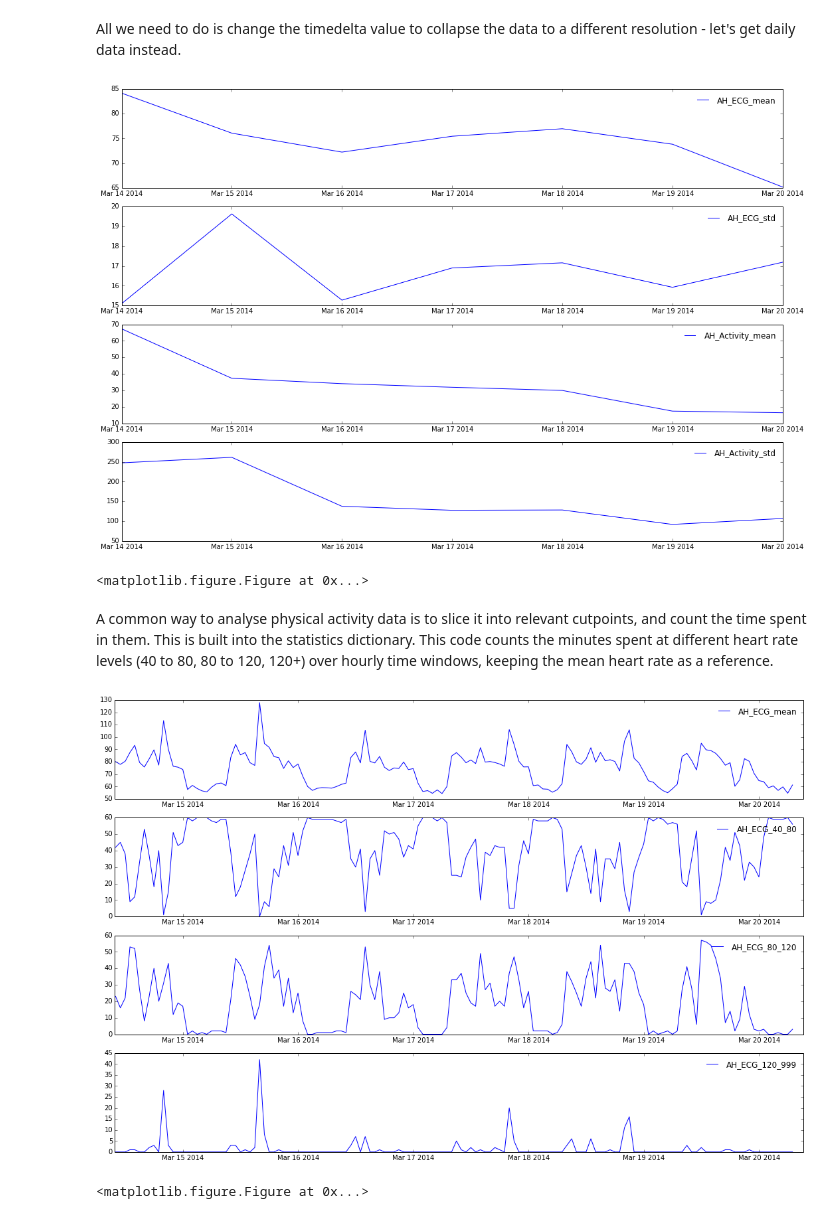
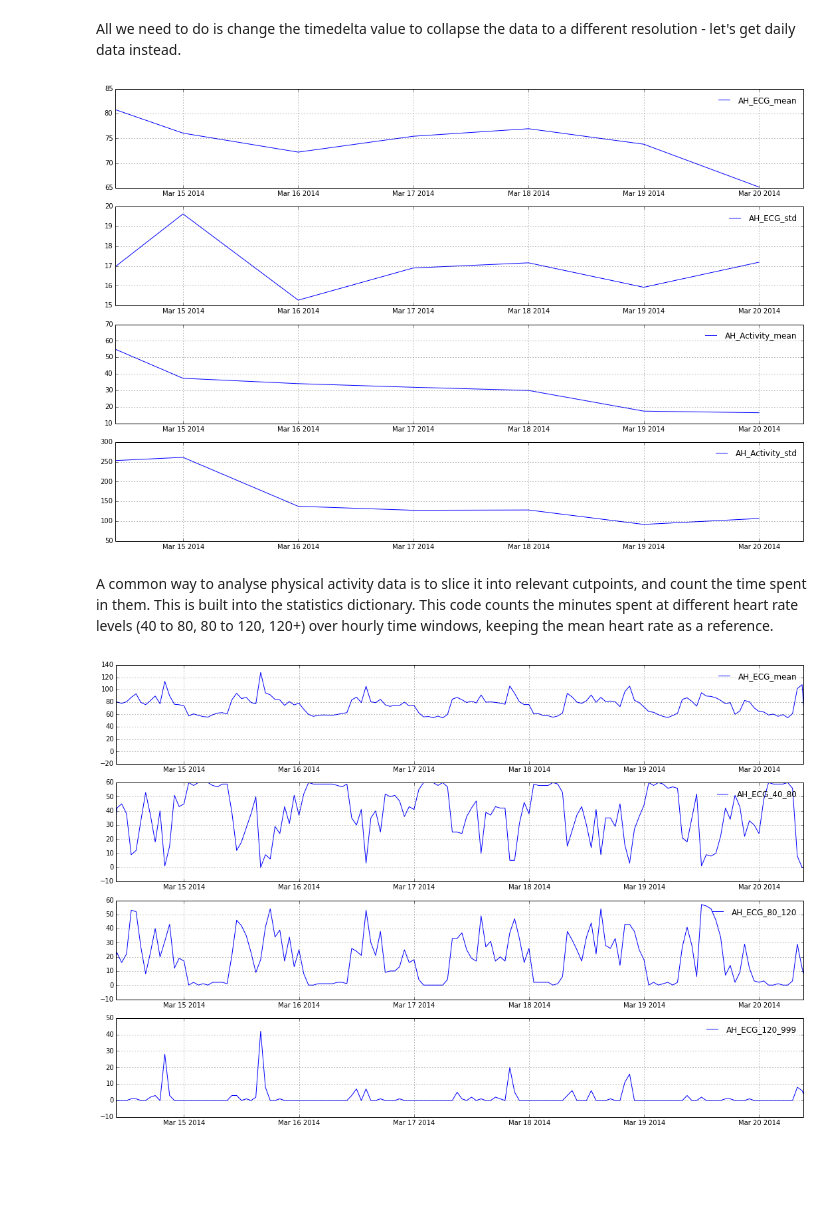
Before and after one commit to Thomite/pampro, a Jupyter notebook: examples/pampro_introduction.ipynb, the cells around one changed output. Cells and saved outputs as stored; diff of their text form; code cells hidden in the pictures; blank space fills up the shorter version.

```diff
--- a/examples/pampro_introduction.ipynb
+++ b/examples/pampro_introduction.ipynb
@@ -30,7 +29,7 @@ ts.draw_separate()
 # %% [raw]
 We can calculate statistics about our time series by defining a statistics dictionary. We name the channels we want to know about, and a list of statistics we want to derive about each. This calculates the mean and standard deviation for the activity and heart rate channels.
 # %%
-stats = {"AH_Activity":["mean", "std"],"AH_ECG":["mean", "std"]}
+stats = {"AH_Activity":[("generic", ["mean", "std"])],"AH_ECG":[("generic", ["mean", "std"])]}
 # %% [raw]
 We can use this statistics dictionary to request piecewise statistics of the channels, broken down into any time window we like by specifying a timedelta object. Each statistic becomes a channel of data itself, which we can add to another time series object.
 # %%
@@ -53,20 +51,18 @@ All we need to do is change the timedelta value to collapse the data to a differ
 # %%
 ts_output2 = Time_Series.Time_Series("Output")
 simplified = ts.piecewise_statistics(timedelta(days=1), stats)
 ts_output2.add_channels(simplified)
-ts_output2.draw_separate()
+chart = ts_output2.draw([["AH_ECG_mean"],["AH_ECG_std"],["AH_Activity_mean"],["AH_Activity_std"]], time_period=heart.timeframe)
 # %% [output]
-[figure, old version]
+[figure, new version]
-<matplotlib.figure.Figure at 0x...>
 # %% [markdown]
 A common way to analyse physical activity data is to slice it into relevant cutpoints, and count the time spent in them. This is built into the statistics dictionary. This code counts the minutes spent at different heart rate levels (40 to 80, 80 to 120, 120+) over hourly time windows, keeping the mean heart rate as a reference.
 # %%
-stats = {"AH_ECG":["mean",[40,80],[80,120],[120,999]]}
+stats = {"AH_ECG":[("generic", ["mean"]),("cutpoints", [[40,80],[80,120],[120,999]])]}
 
 ts_output3 = Time_Series.Time_Series("Output")
 simplified = ts.piecewise_statistics(timedelta(minutes=60), stats)
 ts_output3.add_channels(simplified)
-ts_output3.draw_separate(time_period=heart.timeframe)
+chart = ts_output3.draw([["AH_ECG_mean"], ["AH_ECG_40_80"], ["AH_ECG_80_120"],["AH_ECG_120_999"] ], time_period=heart.timeframe)
 # %% [output]
-[figure, old version]
+[figure, new version]
-<matplotlib.figure.Figure at 0x...>
```
Also changed, not shown: parts of 4 cells of this notebook, 1 other file.
